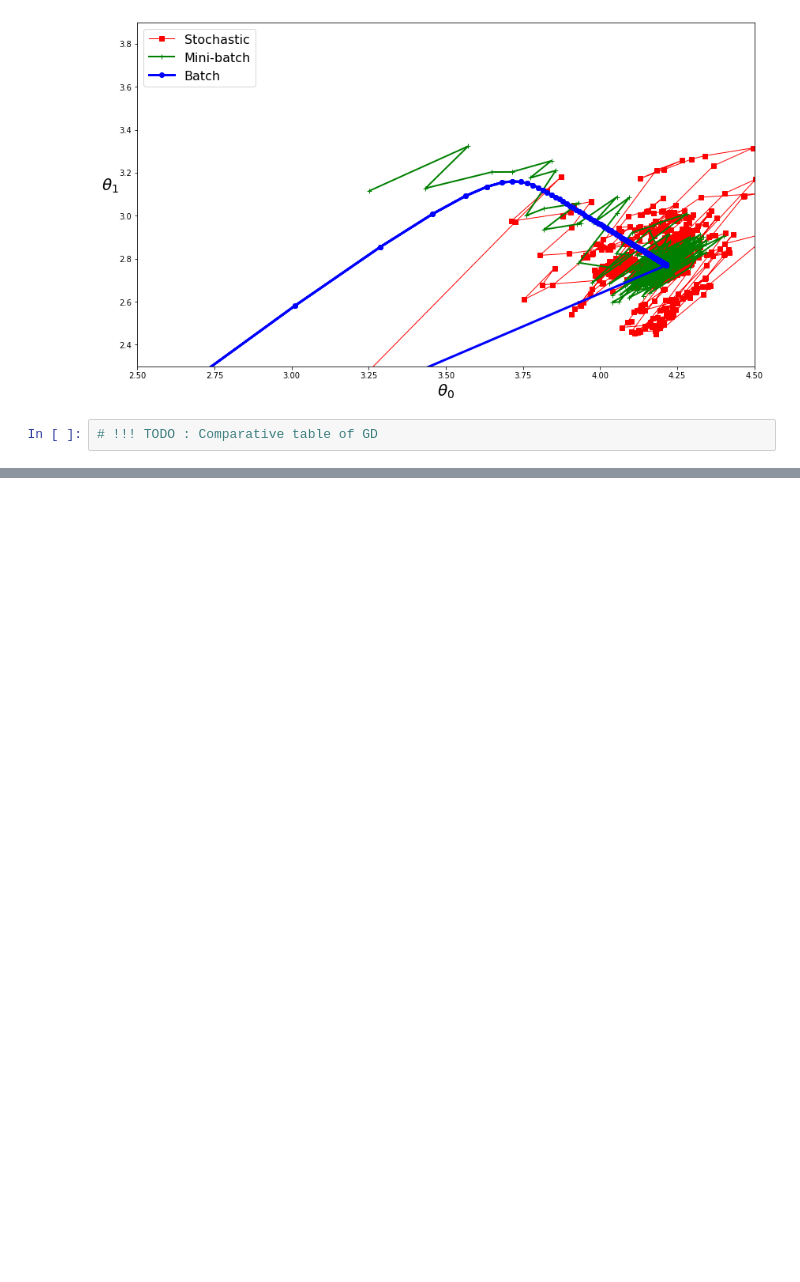
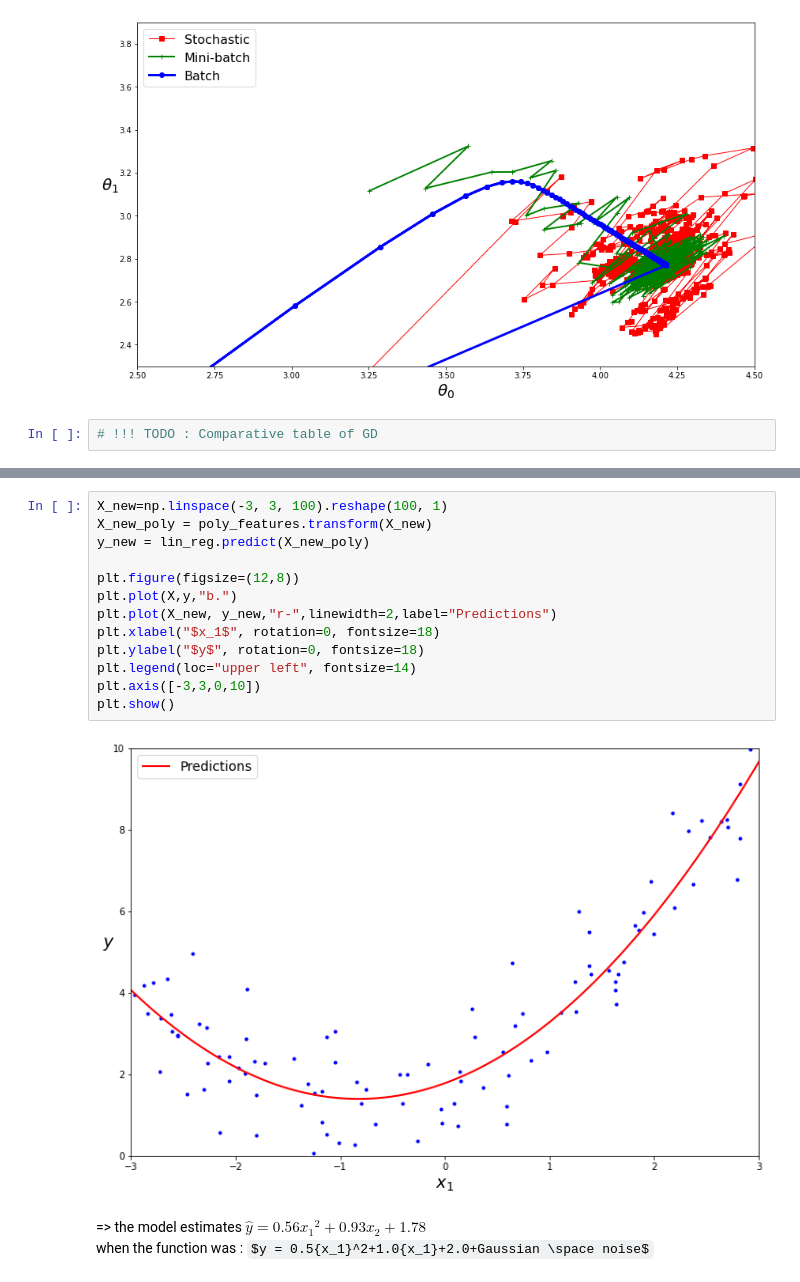
Before and after one commit to chikoungoun/Machine-Learning, a Jupyter notebook: Hands On machine Learning - A summary/Chapter 4 - Training Models.ipynb, the cells around one changed output, grey strips where cells are left out. Cells and saved outputs as stored; diff of their text form; some formulas as TeX source; blank space fills up the shorter version.

```diff
--- a/Hands On machine Learning - A summary/Chapter 4 - Training Models.ipynb
+++ b/Hands On machine Learning - A summary/Chapter 4 - Training Models.ipynb
@@ -277,0 +317,18 @@ plt.show()
+# %%
+X_new=np.linspace(-3, 3, 100).reshape(100, 1)
+X_new_poly = poly_features.transform(X_new)
+y_new = lin_reg.predict(X_new_poly)
+
+plt.figure(figsize=(12,8))
+plt.plot(X,y,"b.")
+plt.plot(X_new, y_new,"r-",linewidth=2,label="Predictions")
+plt.xlabel("$x_1$", rotation=0, fontsize=18)
+plt.ylabel("$y$", rotation=0, fontsize=18)
+plt.legend(loc="upper left", fontsize=14)
+plt.axis([-3,3,0,10])
+plt.show()
+# %% [output]
+[figure, added]
+# %% [markdown]
+=> the model estimates $\hat{y} = 0.56{x_1}^2 + 0.93{x_2} + 1.78$
+when the function was : $y = 0.5{x_1}^2+1.0{x_1}+2.0+Gaussian \space noise$
```
Also changed, not shown: parts of 9 cells of this notebook.
